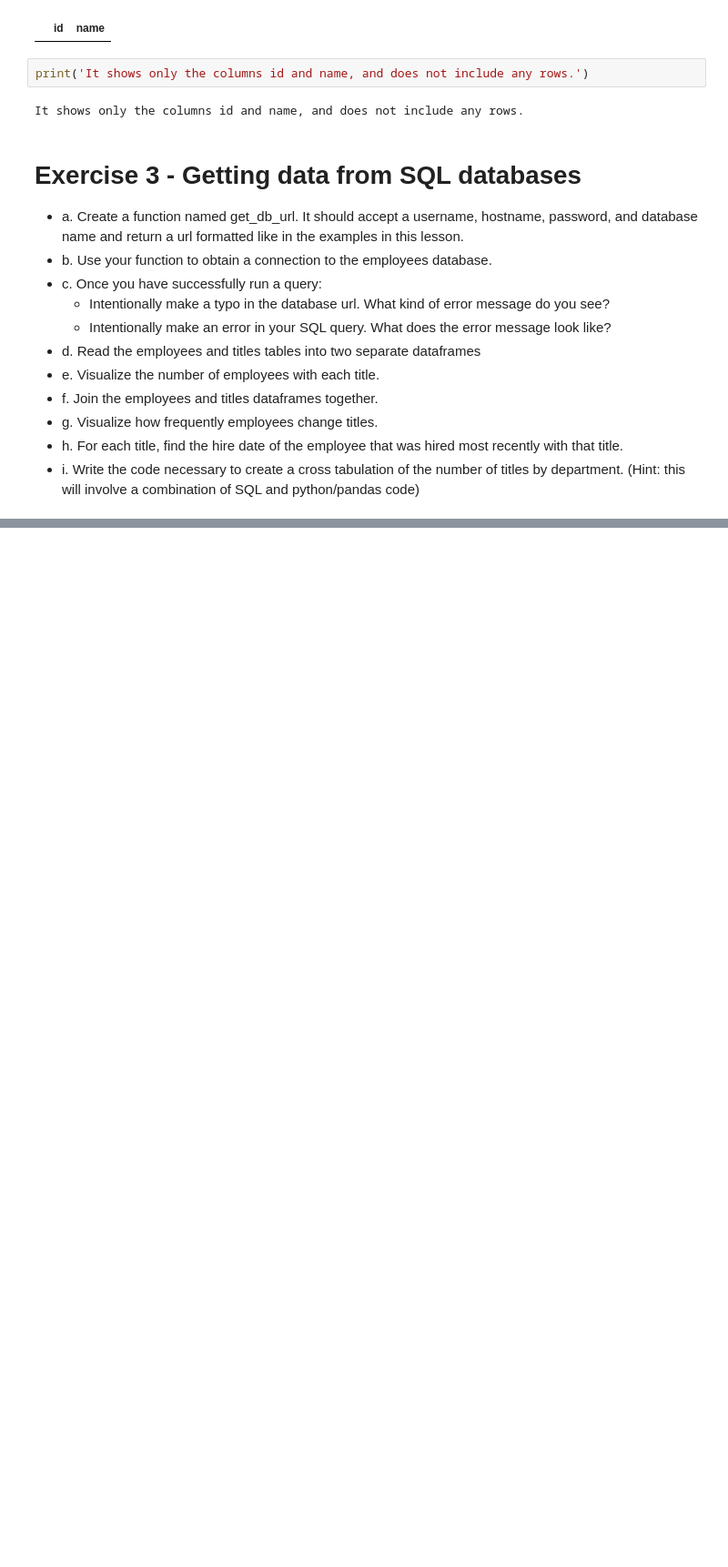
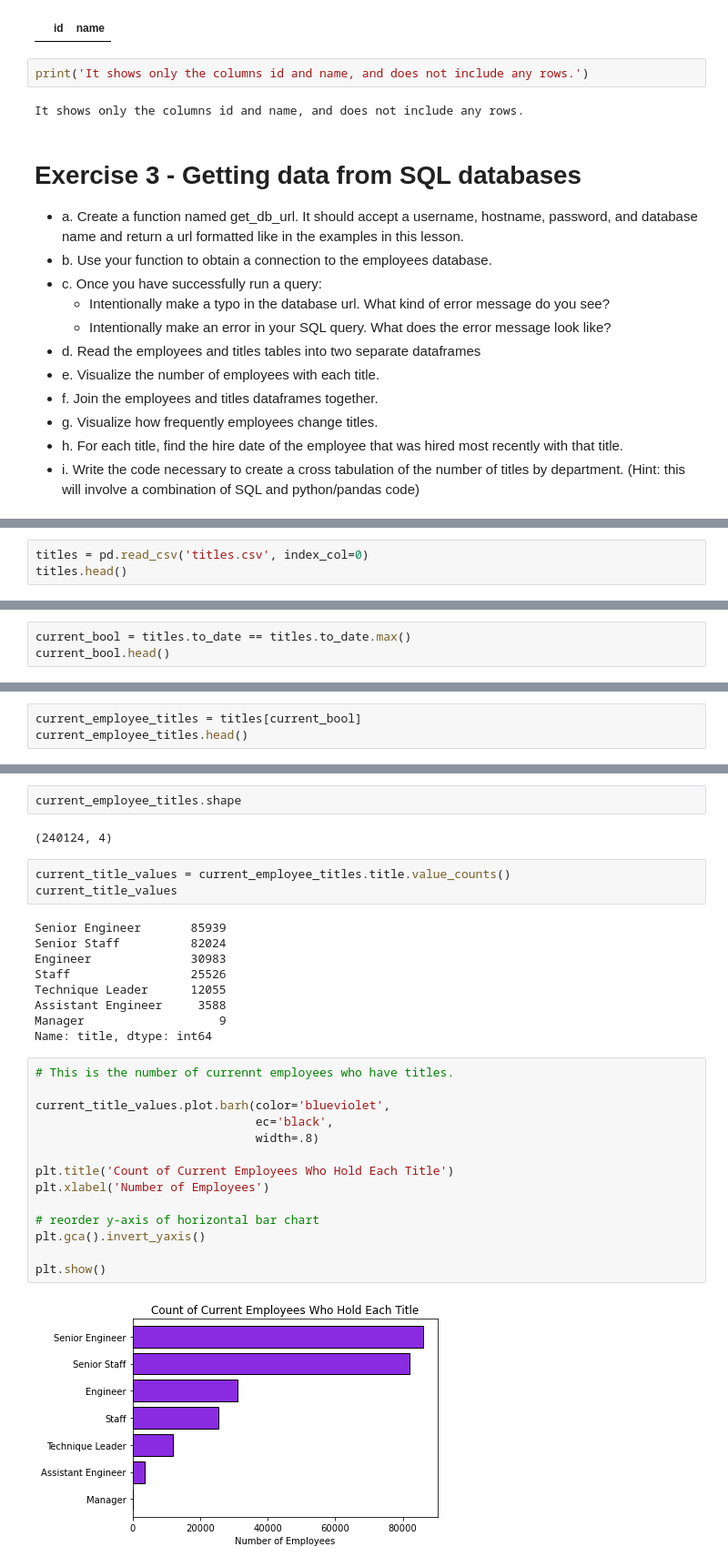
Before and after one commit to KwameTaylor/numpy-pandas-visualization-exercises, a Jupyter notebook: advanced_dataframes.ipynb, the cells around one changed output, grey strips where cells are left out. Shown: that part at 91% size. Saved outputs shown, nothing was run; the diff lists cells and outputs as text; blank space fills up the shorter version.

```diff
--- a/advanced_dataframes.ipynb
+++ b/advanced_dataframes.ipynb
@@ -172,0 +256,3 @@ It shows only the columns id and name, and does not include any rows.
+# %%
+titles = pd.read_csv('titles.csv', index_col=0)
+titles.head()
@@ -172,0 +317,3 @@ It shows only the columns id and name, and does not include any rows.
+# %%
+current_bool = titles.to_date == titles.to_date.max()
+current_bool.head()
@@ -172,0 +327,3 @@ It shows only the columns id and name, and does not include any rows.
+# %%
+current_employee_titles = titles[current_bool]
+current_employee_titles.head()
@@ -172,0 +337,32 @@ It shows only the columns id and name, and does not include any rows.
+# %%
+current_employee_titles.shape
+# %% [output]
+(240124, 4)
+# %%
+current_title_values = current_employee_titles.title.value_counts()
+current_title_values
+# %% [output]
+Senior Engineer       85939
+Senior Staff          82024
+Engineer              30983
+Staff                 25526
+Technique Leader      12055
+Assistant Engineer     3588
+Manager                   9
+Name: title, dtype: int64
+# %%
+# This is the number of currennt employees who have titles.
+
+current_title_values.plot.barh(color='blueviolet',
+                               ec='black',
+                               width=.8)
+
+plt.title('Count of Current Employees Who Hold Each Title')
+plt.xlabel('Number of Employees')
+
+# reorder y-axis of horizontal bar chart
+plt.gca().invert_yaxis()
+
+plt.show()
+# %% [output]
+[figure, added]
```
Also changed, not shown: parts of 58 cells of this notebook.
